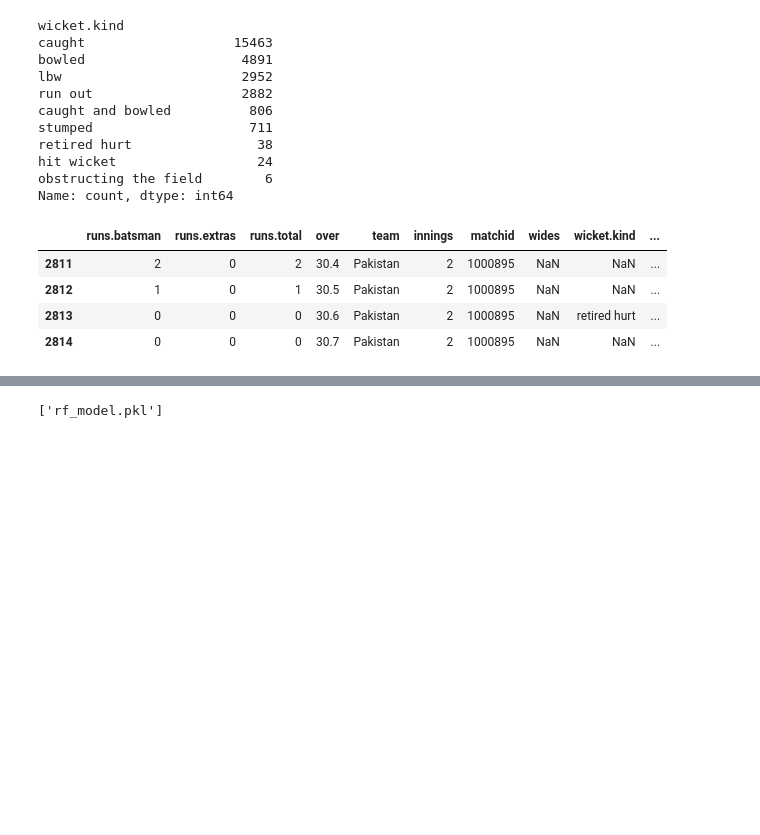
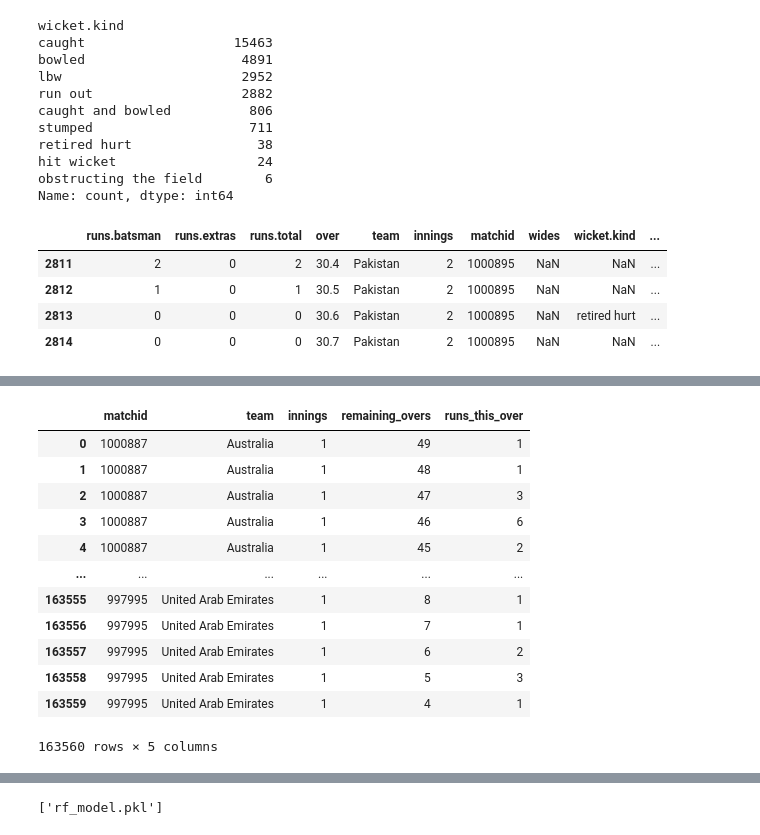
Before and after one commit to sidthakur08/cric-run-expectancy, a Jupyter notebook: app/explore.ipynb, the cells around one changed output, grey strips where cells are left out. Drawn from its saved outputs; the diff is of its cells as text; code cells hidden in the pictures; blank space fills up the shorter version.

```diff
--- a/app/explore.ipynb
+++ b/app/explore.ipynb
@@ -240,0 +228,21 @@ over_data.head(10)
+# %%
+# Get sum of runs per over
+final_balls_df['remaining_overs'] = final_balls_df['remaining_overs'].apply(lambda r:int(r))
+over_data = final_balls_df.groupby(['matchid', 'team', 'innings', 'remaining_overs'], sort=False)['runs_on_ball'].sum().reset_index(name='runs_this_over')
+# since questions is asking for runs per over, not runs per over with wickets in hand -- below code is commented out
+# over_runs_df = final_balls_df.groupby(['matchid', 'team', 'innings', 'remaining_overs','remaining_wickets'], sort=False)['runs_on_ball'].sum().reset_index(name='runs_this_over')
+over_data
+# %% [output]
+|  | matchid | team | innings | remaining_overs | runs_this_over |
+| 0 | 1000887 | Australia | 1 | 49 | 1 |
+| 1 | 1000887 | Australia | 1 | 48 | 1 |
+| 2 | 1000887 | Australia | 1 | 47 | 3 |
+| 3 | 1000887 | Australia | 1 | 46 | 6 |
+| 4 | 1000887 | Australia | 1 | 45 | 2 |
+| ... | ... | ... | ... | ... | ... |
+| 163555 | 997995 | United Arab Emirates | 1 | 8 | 1 |
+| 163556 | 997995 | United Arab Emirates | 1 | 7 | 1 |
+| 163557 | 997995 | United Arab Emirates | 1 | 6 | 2 |
+| 163558 | 997995 | United Arab Emirates | 1 | 5 | 3 |
+| 163559 | 997995 | United Arab Emirates | 1 | 4 | 1 |
+163560 rows × 5 columns
```
Also changed, not shown: parts of 14 cells of this notebook.
